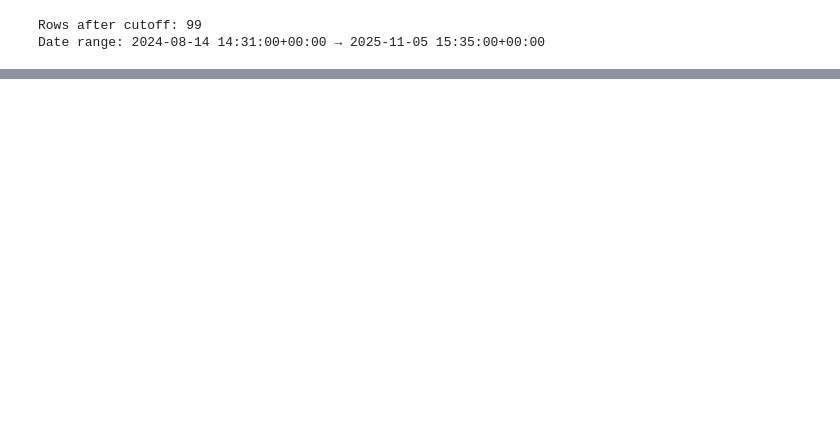
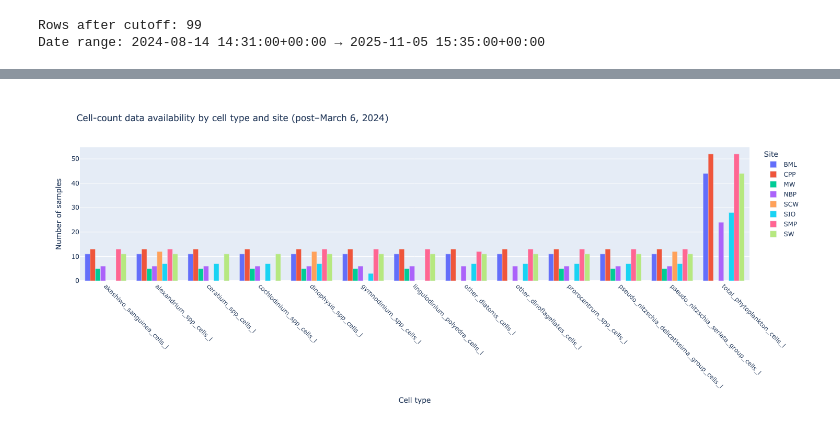
Before and after one commit to fish-pace/2026-proj-harmful-algae, a Jupyter notebook: contributor_folders/erdemk/00_calhab_etl.ipynb, the cells around one changed output, grey strips where cells are left out. Cells and saved outputs as stored; diff of their text form; code cells hidden in the pictures; blank space fills up the shorter version.

```diff
--- a/contributor_folders/erdemk/00_calhab_etl.ipynb
+++ b/contributor_folders/erdemk/00_calhab_etl.ipynb
@@ -120,0 +205,44 @@ memory usage: 10.1+ KB
+# %%
+# Reshape to long format
+long = df[["site_code"] + CELL_COLS].melt(
+    id_vars="site_code",
+    value_vars=CELL_COLS,
+    var_name="cell_type",
+    value_name="cells"
+)
+
+# Count non-null observations per (site, cell type)
+counts = (
+    long.dropna(subset=["cells"])
+    .groupby(["site_code", "cell_type"])
+    .size()
+    .reset_index(name="n_samples")
+)
+
+# Limit to top sites to keep plot readable
+top_sites = df["site_code"].value_counts().head(8).index
+counts = counts[counts["site_code"].isin(top_sites)]
+
+# Plot
+fig = px.bar(
+    counts,
+    x="cell_type",
+    y="n_samples",
+    color="site_code",
+    barmode="group",
+    title="Cell-count data availability by cell type and site (post–March 6, 2024)",
+    labels={
+        "cell_type": "Cell type",
+        "n_samples": "Number of samples",
+        "site_code": "Site"
+    }
+)
+
+fig.update_layout(
+    xaxis_tickangle=45,
+    height=600
+)
+
+fig.show()
+# %% [output]
+[figure, added]
```
Also changed, not shown: parts of 11 cells of this notebook.
